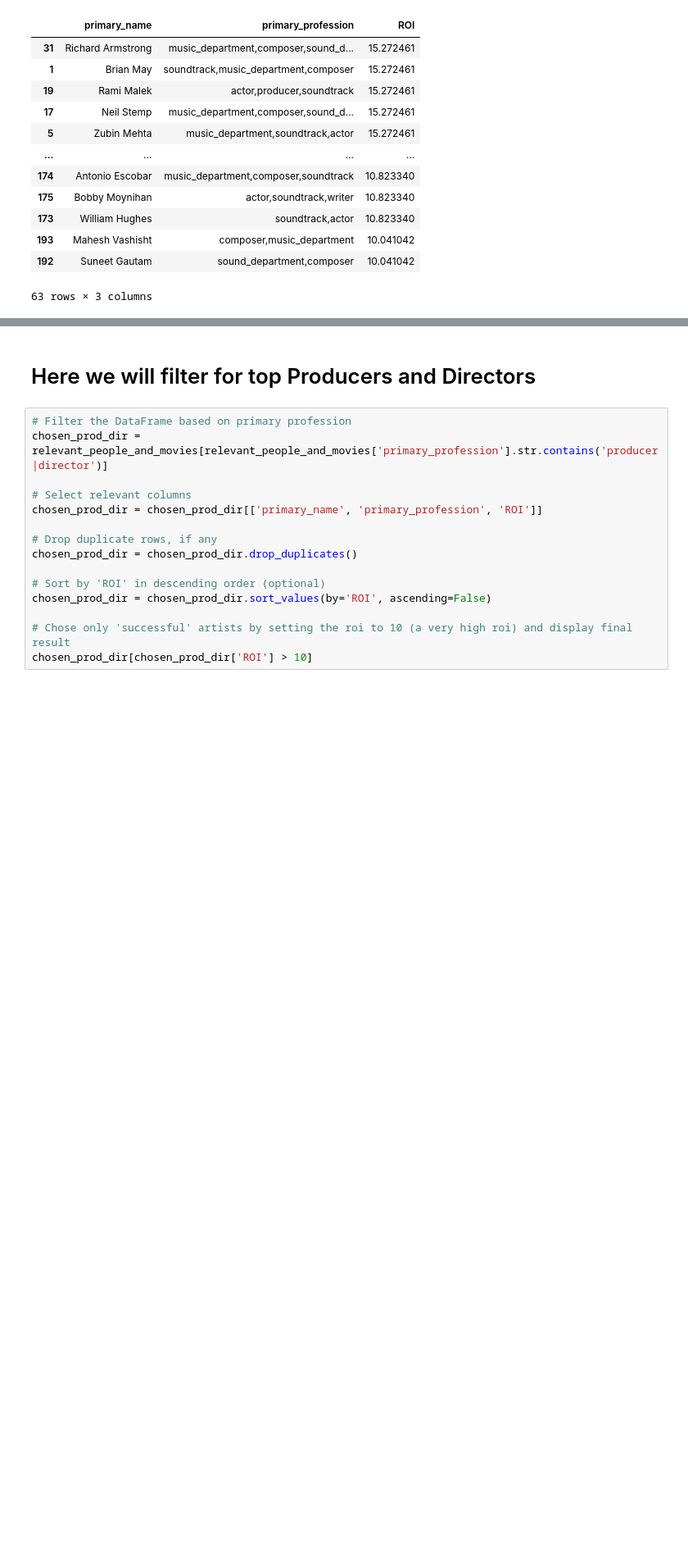
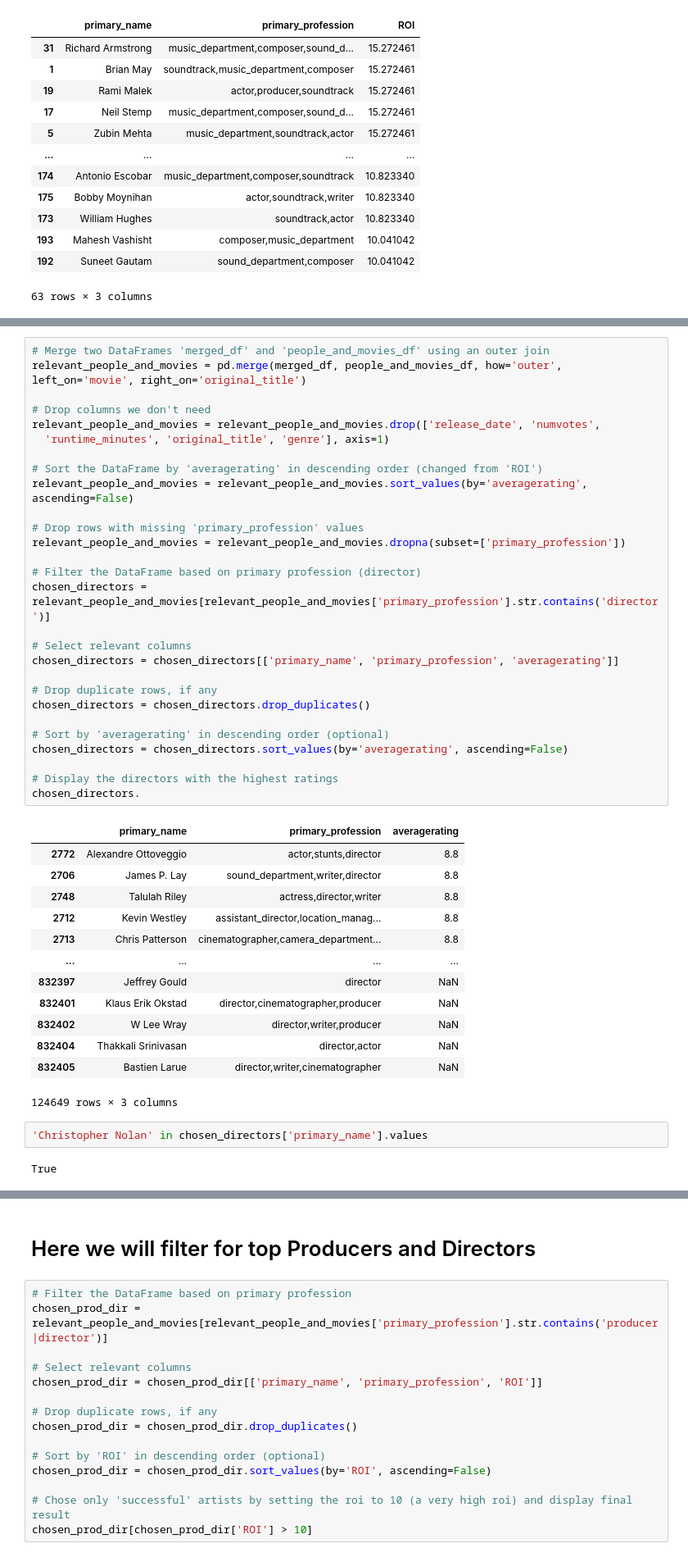
Before and after one commit to Psyluxxx/Movie-Studio-EDA, a Jupyter notebook: Anthony/student.ipynb, the cells around one changed output, grey strips where cells are left out. Shown at 82% size. Cells and saved outputs as stored; diff of their text form; blank space fills up the shorter version.

```diff
--- a/Anthony/student.ipynb
+++ b/Anthony/student.ipynb
@@ -149,0 +157,46 @@ chosen_artists[chosen_artists['ROI'] > 10]
+# %%
+# Merge two DataFrames 'merged_df' and 'people_and_movies_df' using an outer join
+relevant_people_and_movies = pd.merge(merged_df, people_and_movies_df, how='outer', left_on='movie', right_on='original_title')
+
+# Drop columns we don't need
+relevant_people_and_movies = relevant_people_and_movies.drop(['release_date', 'numvotes',
+  'runtime_minutes', 'original_title', 'genre'], axis=1)
+
+# Sort the DataFrame by 'averagerating' in descending order (changed from 'ROI')
+relevant_people_and_movies = relevant_people_and_movies.sort_values(by='averagerating', ascending=False)
+
+# Drop rows with missing 'primary_profession' values
+relevant_people_and_movies = relevant_people_and_movies.dropna(subset=['primary_profession'])
+
+# Filter the DataFrame based on primary profession (director)
+chosen_directors = relevant_people_and_movies[relevant_people_and_movies['primary_profession'].str.contains('director')]
+
+# Select relevant columns
+chosen_directors = chosen_directors[['primary_name', 'primary_profession', 'averagerating']]
+
+# Drop duplicate rows, if any
+chosen_directors = chosen_directors.drop_duplicates()
+
+# Sort by 'averagerating' in descending order (optional)
+chosen_directors = chosen_directors.sort_values(by='averagerating', ascending=False)
+
+# Display the directors with the highest ratings
+chosen_directors.
+# %% [output]
+|  | primary_name | primary_profession | averagerating |
+| 2772 | Alexandre Ottoveggio | actor,stunts,director | 8.8 |
+| 2706 | James P. Lay | sound_department,writer,director | 8.8 |
+| 2748 | Talulah Riley | actress,director,writer | 8.8 |
+| 2712 | Kevin Westley | assistant_director,location_manag... | 8.8 |
+| 2713 | Chris Patterson | cinematographer,camera_department... | 8.8 |
+| ... | ... | ... | ... |
+| 832397 | Jeffrey Gould | director | NaN |
+| 832401 | Klaus Erik Okstad | director,cinematographer,producer | NaN |
+| 832402 | W Lee Wray | director,writer,producer | NaN |
+| 832404 | Thakkali Srinivasan | director,actor | NaN |
+| 832405 | Bastien Larue | director,writer,cinematographer | NaN |
+124649 rows × 3 columns
+# %%
+'Christopher Nolan' in chosen_directors['primary_name'].values
+# %% [output]
+True
```
Also changed, not shown: parts of 4 cells of this notebook.
